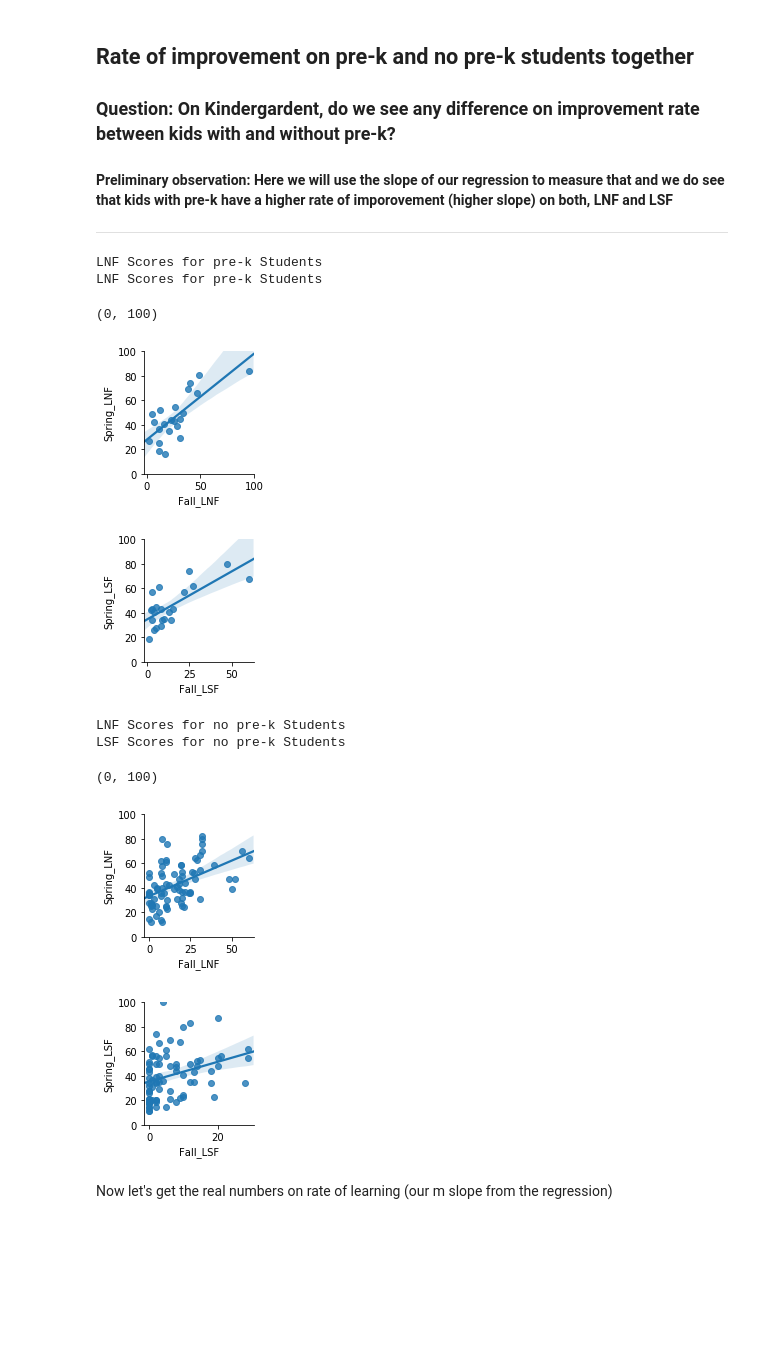
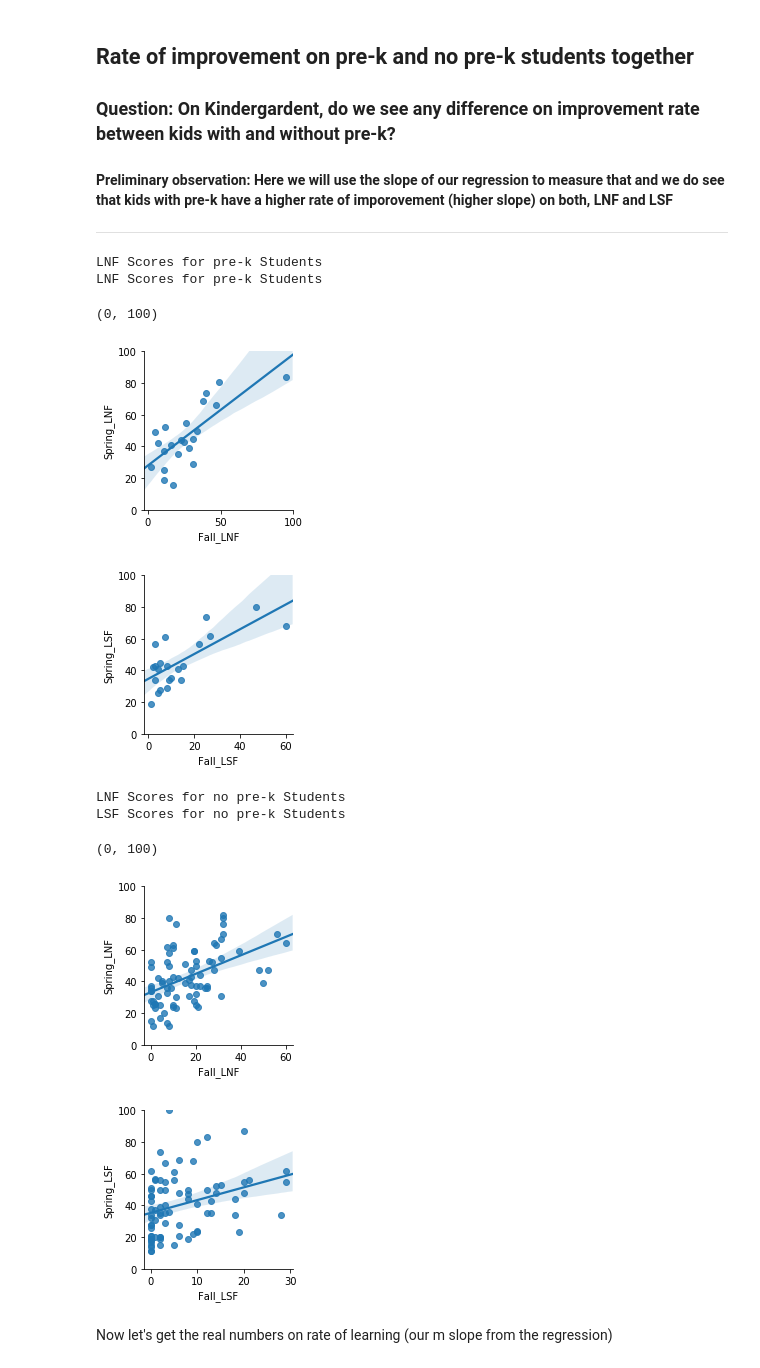
Before and after one commit to gcaracas/ds_project, a Jupyter notebook: project_v1.ipynb, the cells around one changed output. Cells and saved outputs as stored; diff of their text form; code cells hidden in the pictures; blank space fills up the shorter version.

```diff
--- a/project_v1.ipynb
+++ b/project_v1.ipynb
@@ -53,7 +53,14 @@ students=['945765668', '577523557','142728168','325383322','514537372','53283434
           '834171656','852221239','643655377','872582144','666683785','855745397','989538648','183837445',
           '983366665','164658334','854644586','923951547','853248442','945653567','386148753','672424336',
           '227388697','296549775','618975655','733624274','867823644','823135663']
+
+students=['945765668', '577523557','142728168','325383322','514537372','532834342','275522143','236438768',
+          '912457324','492575653','286764562','982494857','2358183654','273972562','127648521',
+          '834171656','852221239','643655377','872582144','666683785','855745397','989538648','183837445',
+          '983366665','164658334','854644586','923951547','853248442','945653567','386148753','672424336',
+          '227388697','618975655','733624274','867823644','823135663']
 # The following table contains all students that were part of the program prek
+#296549775
 prekst=df.loc[students]
 # %%
 noprk = df.index.isin(students)
@@ -274,34 +281,35 @@ sns.pairplot(prekst, x_vars="Fall_GRTR_Score", y_vars="Spring_GRTR_Score",kind="
 </body>
 # %%
 print("LNF Scores for pre-k Students")
-p1=sns.pairplot(prekst, x_vars=["Fall_LNF"],y_vars="Spring_LNF", kind='reg')
+p1=sns.pairplot(prekst, x_vars=["Fall_LNF"],y_vars="Spring_LNF", kind='reg',height=3)
 axes = p1.axes
 axes[0,0].set_ylim(0,100)
+ax.set_title('Distribution play counts per artist')
 print("LNF Scores for pre-k Students")
-p2=sns.pairplot(prekst, x_vars=["Fall_LSF"],y_vars="Spring_LSF", kind='reg')
+p2=sns.pairplot(prekst, x_vars=["Fall_LSF"],y_vars="Spring_LSF", kind='reg',height=3)
 axes = p2.axes
 axes[0,0].set_ylim(0,100)
 # %% [output]
 LNF Scores for pre-k Students
 LNF Scores for pre-k Students
 (0, 100)
-[figure, old version]
+[figure, new version]
-[figure, old version]
+[figure, new version]
 # %%
 print("LNF Scores for no pre-k Students")
-p1=sns.pairplot(nonprek, x_vars=["Fall_LNF"],y_vars="Spring_LNF", kind='reg')
+p1=sns.pairplot(nonprek, x_vars=["Fall_LNF"],y_vars="Spring_LNF", kind='reg',height=3)
 axes = p1.axes
-axes[0,0].set_ylim(0,100)
+p1.axes[0,0].set_ylim(0,100)
 print("LSF Scores for no pre-k Students")
-p2=sns.pairplot(nonprek, x_vars=["Fall_LSF"],y_vars="Spring_LSF", kind='reg')
+p2=sns.pairplot(nonprek, x_vars=["Fall_LSF"],y_vars="Spring_LSF", kind='reg',height=3)
 axes = p2.axes
 axes[0,0].set_ylim(0,100)
 # %% [output]
 LNF Scores for no pre-k Students
 LSF Scores for no pre-k Students
 (0, 100)
-[figure, old version]
+[figure, new version]
-[figure, old version]
+[figure, new version]
 # %% [markdown]
 Now let's get the real numbers on rate of learning (our m slope from the regression)
 # %%
```
Also changed, not shown: parts of 18 cells of this notebook.
